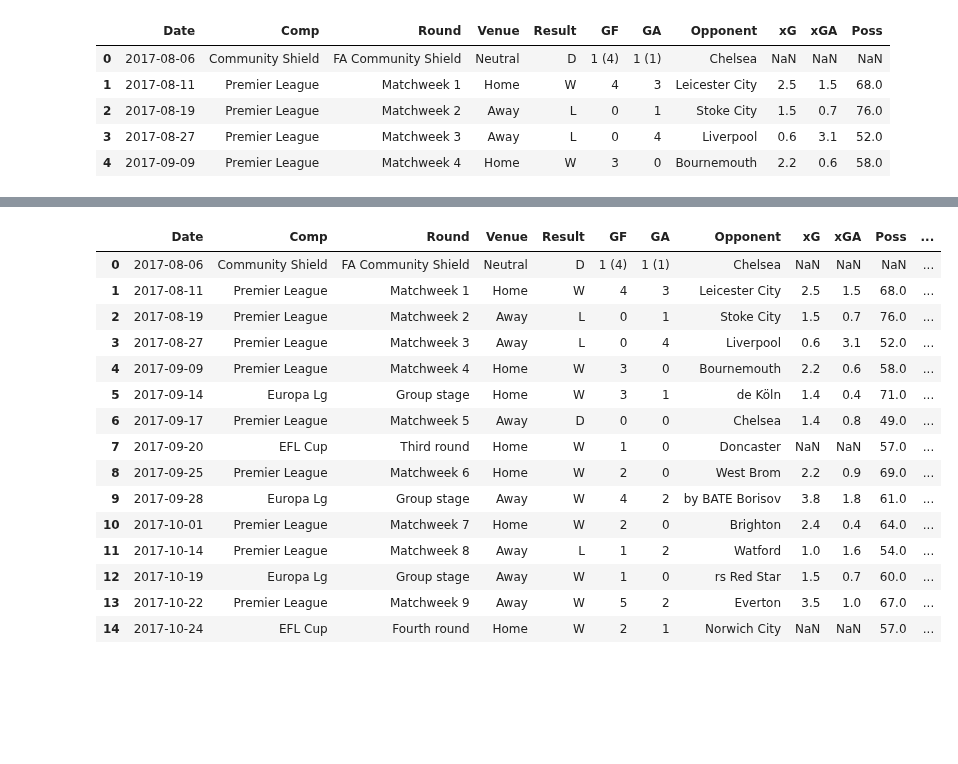
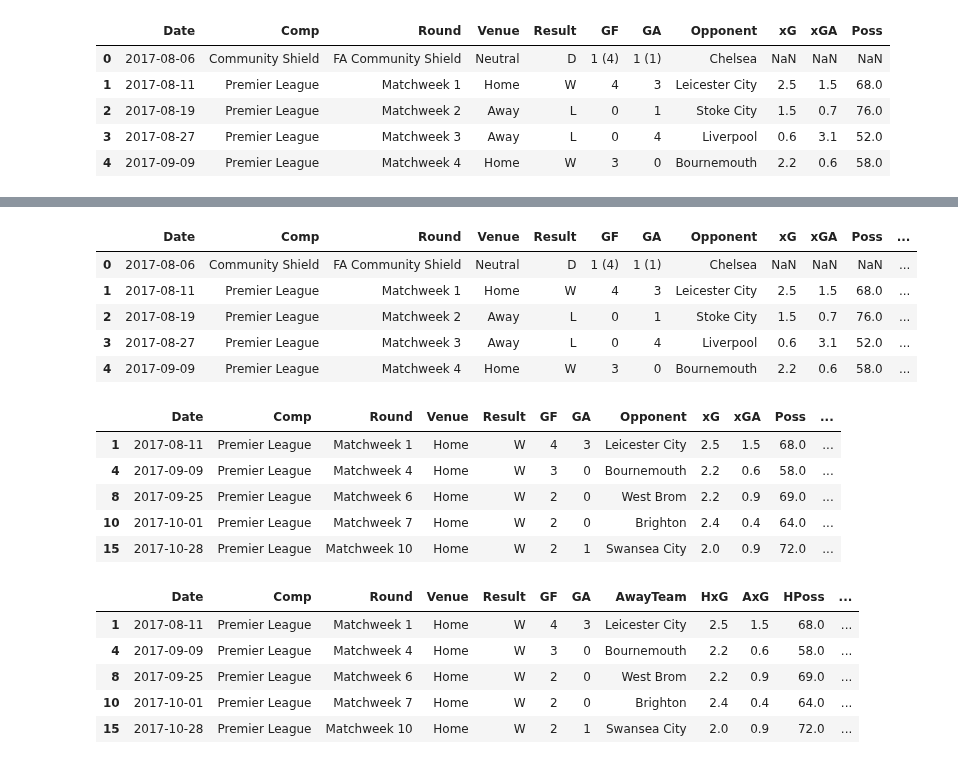
Before and after one commit to schoibs/football-match-prediction, a Jupyter notebook: Data Preparation.ipynb, the cells around one changed output, grey strips where cells are left out. Saved outputs shown, nothing was run; the diff lists cells and outputs as text; code cells hidden in the pictures; blank space fills up the shorter version.

```diff
--- a/Data Preparation.ipynb
+++ b/Data Preparation.ipynb
@@ -93,28 +89,36 @@ print(arsenal_fixtures_17_18_df['Date'][1] - arsenal_fixtures_17_18_df['Date'][0
 # %%
 # add new feature: 'DaysLastPlayed'
 
 arsenal_fixtures_17_18_df['Date'] =  pd.to_datetime(arsenal_fixtures_17_18_df['Date'])
 arsenal_fixtures_17_18_df['DaysLastPlayed'] = arsenal_fixtures_17_18_df['Date'] - arsenal_fixtures_17_18_df['Date'].shift(1)
-arsenal_fixtures_17_18_df.head(15)
+arsenal_fixtures_17_18_df.head(5)
 # %% [output]
 |  | Date | Comp | Round | Venue | Result | GF | GA | Opponent | xG | xGA | Poss | ... |
 | 0 | 2017-08-06 | Community Shield | FA Community Shield | Neutral | D | 1 (4) | 1 (1) | Chelsea | NaN | NaN | NaN | ... |
 | 1 | 2017-08-11 | Premier League | Matchweek 1 | Home | W | 4 | 3 | Leicester City | 2.5 | 1.5 | 68.0 | ... |
 | 2 | 2017-08-19 | Premier League | Matchweek 2 | Away | L | 0 | 1 | Stoke City | 1.5 | 0.7 | 76.0 | ... |
 | 3 | 2017-08-27 | Premier League | Matchweek 3 | Away | L | 0 | 4 | Liverpool | 0.6 | 3.1 | 52.0 | ... |
 | 4 | 2017-09-09 | Premier League | Matchweek 4 | Home | W | 3 | 0 | Bournemouth | 2.2 | 0.6 | 58.0 | ... |
-| 5 | 2017-09-14 | Europa Lg | Group stage | Home | W | 3 | 1 | de Köln | 1.4 | 0.4 | 71.0 | ... |
-| 6 | 2017-09-17 | Premier League | Matchweek 5 | Away | D | 0 | 0 | Chelsea | 1.4 | 0.8 | 49.0 | ... |
-| 7 | 2017-09-20 | EFL Cup | Third round | Home | W | 1 | 0 | Doncaster | NaN | NaN | 57.0 | ... |
-| 8 | 2017-09-25 | Premier League | Matchweek 6 | Home | W | 2 | 0 | West Brom | 2.2 | 0.9 | 69.0 | ... |
-| 9 | 2017-09-28 | Europa Lg | Group stage | Away | W | 4 | 2 | by BATE Borisov | 3.8 | 1.8 | 61.0 | ... |
-| 10 | 2017-10-01 | Premier League | Matchweek 7 | Home | W | 2 | 0 | Brighton | 2.4 | 0.4 | 64.0 | ... |
-| 11 | 2017-10-14 | Premier League | Matchweek 8 | Away | L | 1 | 2 | Watford | 1.0 | 1.6 | 54.0 | ... |
-| 12 | 2017-10-19 | Europa Lg | Group stage | Away | W | 1 | 0 | rs Red Star | 1.5 | 0.7 | 60.0 | ... |
-| 13 | 2017-10-22 | Premier League | Matchweek 9 | Away | W | 5 | 2 | Everton | 3.5 | 1.0 | 67.0 | ... |
-| 14 | 2017-10-24 | EFL Cup | Fourth round | Home | W | 2 | 1 | Norwich City | NaN | NaN | 57.0 | ... |
+# %%
+# filter by Premier League home matches only
+arsenal_fixtures_17_18_df = arsenal_fixtures_17_18_df[arsenal_fixtures_17_18_df['Comp'] == 'Premier League']
+arsenal_fixtures_17_18_df = arsenal_fixtures_17_18_df[arsenal_fixtures_17_18_df['Venue'] == 'Home']
+arsenal_fixtures_17_18_df.head()
+# %% [output]
+|  | Date | Comp | Round | Venue | Result | GF | GA | Opponent | xG | xGA | Poss | ... |
+| 1 | 2017-08-11 | Premier League | Matchweek 1 | Home | W | 4 | 3 | Leicester City | 2.5 | 1.5 | 68.0 | ... |
+| 4 | 2017-09-09 | Premier League | Matchweek 4 | Home | W | 3 | 0 | Bournemouth | 2.2 | 0.6 | 58.0 | ... |
+| 8 | 2017-09-25 | Premier League | Matchweek 6 | Home | W | 2 | 0 | West Brom | 2.2 | 0.9 | 69.0 | ... |
+| 10 | 2017-10-01 | Premier League | Matchweek 7 | Home | W | 2 | 0 | Brighton | 2.4 | 0.4 | 64.0 | ... |
+| 15 | 2017-10-28 | Premier League | Matchweek 10 | Home | W | 2 | 1 | Swansea City | 2.0 | 0.9 | 72.0 | ... |
 # %%
-# filter by home matches only
-# add new feature: 'HomeTeam'
-# add new feature: 'APoss'
 # change feature name: {'xG': 'HxG', 'xGA': 'AxG', 'Poss': 'HPoss', 'Opponent': 'AwayTeam'}
+arsenal_fixtures_17_18_df = arsenal_fixtures_17_18_df.rename(columns={'xG': 'HxG', 'xGA': 'AxG', 'Poss': 'HPoss', 'Opponent': 'AwayTeam'})
+arsenal_fixtures_17_18_df.head()
+# %% [output]
+|  | Date | Comp | Round | Venue | Result | GF | GA | AwayTeam | HxG | AxG | HPoss | ... |
+| 1 | 2017-08-11 | Premier League | Matchweek 1 | Home | W | 4 | 3 | Leicester City | 2.5 | 1.5 | 68.0 | ... |
+| 4 | 2017-09-09 | Premier League | Matchweek 4 | Home | W | 3 | 0 | Bournemouth | 2.2 | 0.6 | 58.0 | ... |
+| 8 | 2017-09-25 | Premier League | Matchweek 6 | Home | W | 2 | 0 | West Brom | 2.2 | 0.9 | 69.0 | ... |
+| 10 | 2017-10-01 | Premier League | Matchweek 7 | Home | W | 2 | 0 | Brighton | 2.4 | 0.4 | 64.0 | ... |
+| 15 | 2017-10-28 | Premier League | Matchweek 10 | Home | W | 2 | 1 | Swansea City | 2.0 | 0.9 | 72.0 | ... |
```
Also changed, not shown: parts of 3 cells of this notebook.
